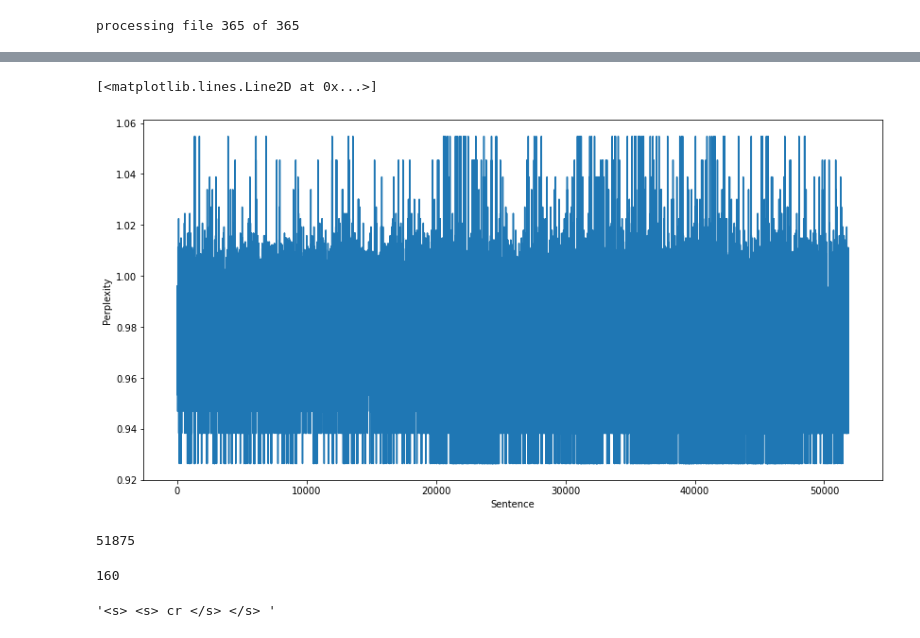
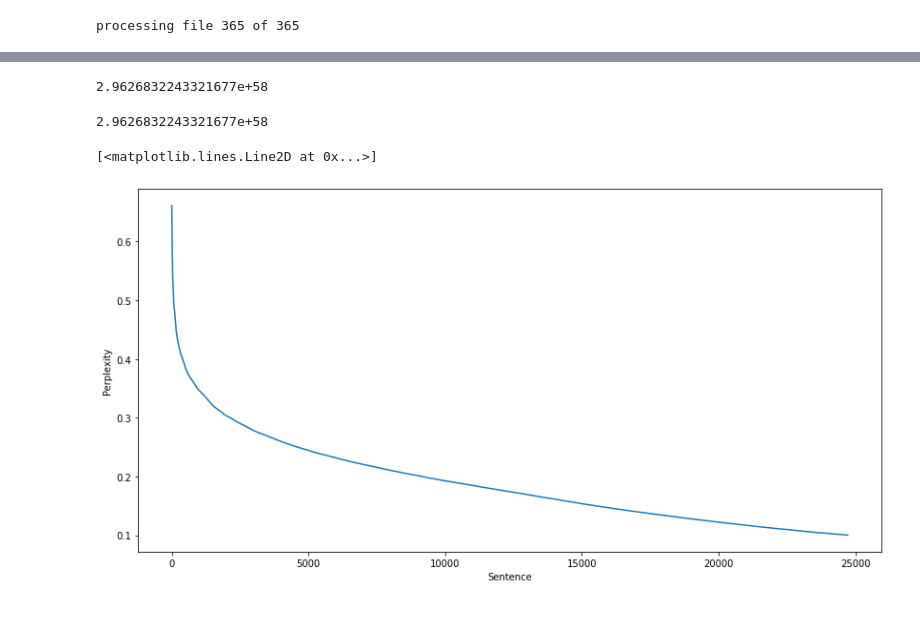
Before and after one commit to Jvictor97/3-Gram, a Jupyter notebook: Trabalho4.ipynb, the cells around one changed output, grey strips where cells are left out. Cells and saved outputs as stored; diff of their text form; code cells hidden in the pictures.

Commit message:
Few changes to dev and histogram added

```diff
--- a/Trabalho4.ipynb
+++ b/Trabalho4.ipynb
@@ -117,7 +117,7 @@ def calculate_probability(word3, word1, word2):
     bi_gram_probability =  (bi_gram[word2][word3] / uni_gram[word2]) if uni_gram[word2] > 0 else 0
     uni_gram_probability = uni_gram[word3] / len(vocabulary)
 
-    probability = 0.7 * three_gram_probability + 0.2 * bi_gram_probability + 0.1 * uni_gram_probability
+    probability = 0.5 * three_gram_probability + 0.3 * bi_gram_probability + 0.2 * uni_gram_probability
     return probability if probability > 0.0 else sys.float_info.min
 # %% [markdown]
 # Testando contra o dataset folha94
@@ -184,20 +157,24 @@ list(sorted_perplexity.items())[0:10]
+# %%
+values = sorted_perplexity.values()
+plot_perplex = list(filter(lambda item: item < math.inf, values))
+# %%
+average_perplex = sum(plot_perplex) / len(plot_perplex)
+average_perplex
+# %% [output]
+2.9626832243321677e+58
+# %%
+sum(plot_perplex) / len(plot_perplex)
+# %% [output]
+2.9626832243321677e+58
+# %%
+plot_probabilities = [1 / value for value in values]
 # %%
 plt.figure(figsize=(14,7))
 plt.xlabel('Sentence')
 plt.ylabel('Perplexity')
-plt.plot(per_sentence_perplexity)
+
+data = list(filter(lambda value: value > 0.1, plot_probabilities))
+plt.plot(data)
 # %% [output]
 [<matplotlib.lines.Line2D at 0x...>]
-[figure, old version]
+[figure, new version]
-# %%
-len(per_sentence_perplexity)
-# %% [output]
-51875
-# %%
-per_sentence_perplexity.index(min(per_sentence_perplexity))
-# %% [output]
-160
-# %%
-sentences[160]
-# %% [output]
-'<s> <s> cr </s> </s> '
```
Also changed, not shown: parts of 7 cells of this notebook.
